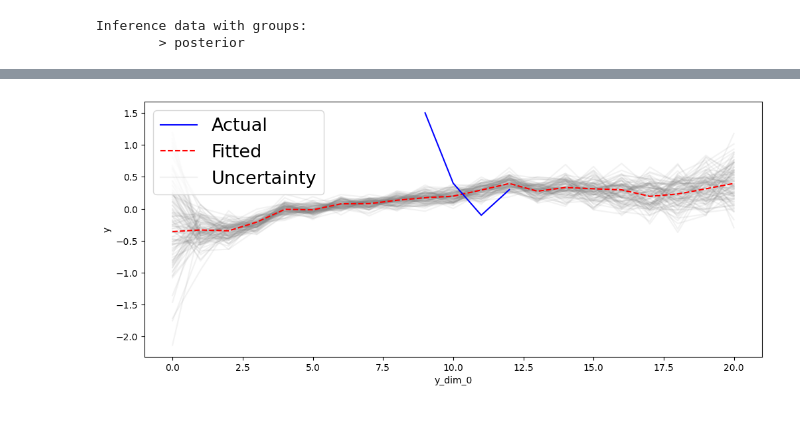
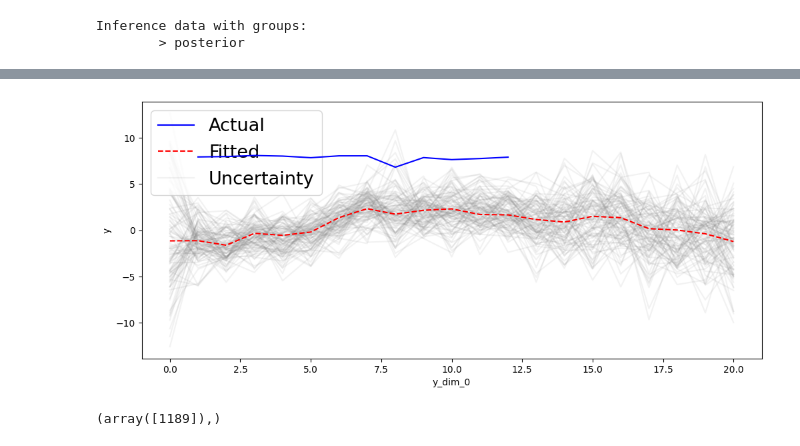
Before and after one commit to abrahme/nba_functional_analysis, a Jupyter notebook: HSGPFunctional.ipynb, the cells around one changed output, grey strips where cells are left out. Saved outputs shown, nothing was run; the diff lists cells and outputs as text; code cells hidden in the pictures.

Commit message:
added preds + visualization

```diff
--- a/HSGPFunctional.ipynb
+++ b/HSGPFunctional.ipynb
@@ -672,5 +665,5 @@ results["beta"].squeeze().shape
 # %%
-mu = np.einsum("ijnk,ijkt -> ijnt", results["phi"], results["beta"].squeeze())
+mu = np.einsum("ijnk,ijmkt -> ijmnt", results["phi"], results["beta"])
 # %%
 results["mu"] = mu
 # %%
@@ -679,7 +672,17 @@ from data.data_utils import create_fda_data
 data["log_min"] = np.log(data["minutes"])
 data["simple_exposure"] = 1
 _ , outputs, _ = create_fda_data(data, basis_dims=2, metric_output=(["gaussian"])*3, metrics=["log_min","obpm","dbpm"], exposure_list=["simple_exposure","minutes", "minutes"])
+# %%
+obpm_exposure = outputs[1]["exposure_data"]
+dbpm_exposure = outputs[2]["exposure_data"]
+# %%
+inds = np.where(np.isnan(obpm_exposure))
+obpm_exposure = obpm_exposure.at[inds].set(np.take(np.nanmean(obpm_exposure, axis = 0), inds[1]))
 # %%
-plot_metric_trajectory(2, 100, results["mu"], np.stack([output["output_data"] for output in outputs], axis = 1))
+plot_metric_trajectory(0, 1189, results["mu"], np.stack([output["output_data"] for output in outputs], axis = 1), exposures = obpm_exposure, metric_output = "gaussian", posterior_variance_samples=results["sigma_obpm"])
 # %% [output]
-[figure, old version]
+[figure, new version]
+# %%
+np.where(names == "Kevin Durant")
+# %% [output]
+(array([1189]),)
```
Also changed, not shown: parts of 7 cells of this notebook, 2 other files.
